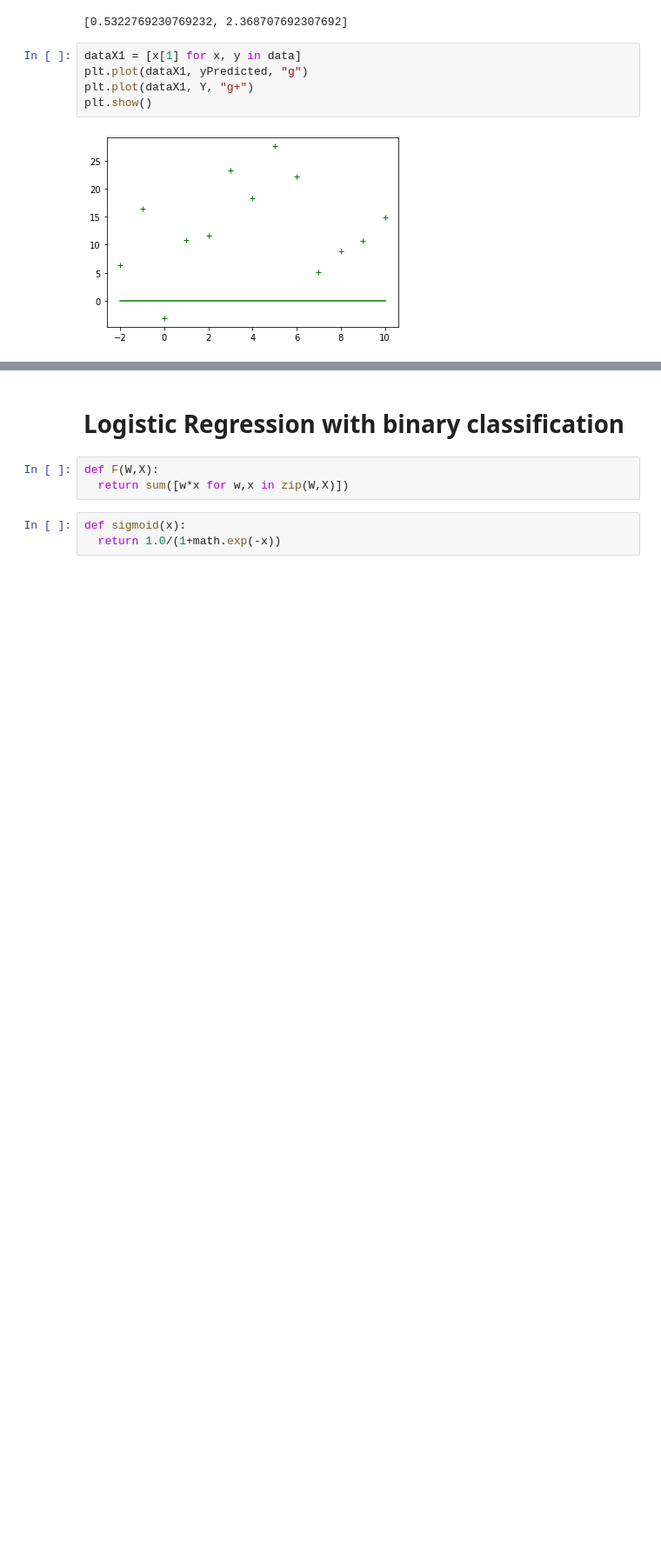
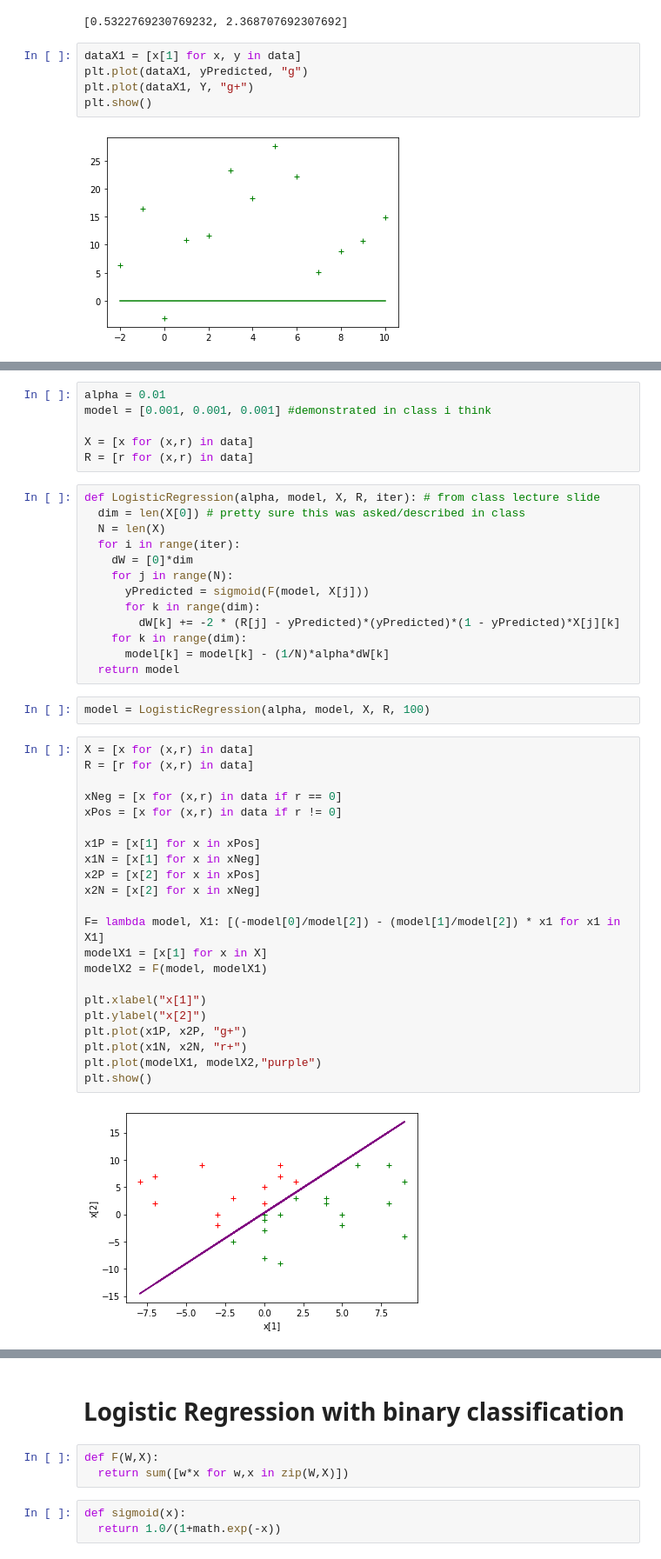
Before and after one commit to mattdo40/Colab, a Jupyter notebook: linear_and_logistic_regression.ipynb, the cells around one changed output, grey strips where cells are left out. Shown at 87% size. Drawn from its saved outputs; the diff is of its cells as text; blank space fills up the shorter version.

```diff
--- a/linear_and_logistic_regression.ipynb
+++ b/linear_and_logistic_regression.ipynb
@@ -169,0 +206,45 @@ plt.show()
+# %%
+alpha = 0.01
+model = [0.001, 0.001, 0.001] #demonstrated in class i think
+
+X = [x for (x,r) in data]
+R = [r for (x,r) in data]
+# %%
+def LogisticRegression(alpha, model, X, R, iter): # from class lecture slide
+  dim = len(X[0]) # pretty sure this was asked/described in class
+  N = len(X)
+  for i in range(iter):
+    dW = [0]*dim
+    for j in range(N):
+      yPredicted = sigmoid(F(model, X[j]))
+      for k in range(dim):
+        dW[k] += -2 * (R[j] - yPredicted)*(yPredicted)*(1 - yPredicted)*X[j][k]
+    for k in range(dim):
+      model[k] = model[k] - (1/N)*alpha*dW[k]
+  return model
+# %%
+model = LogisticRegression(alpha, model, X, R, 100)
+# %%
+X = [x for (x,r) in data]
+R = [r for (x,r) in data]
+
+xNeg = [x for (x,r) in data if r == 0]
+xPos = [x for (x,r) in data if r != 0]
+
+x1P = [x[1] for x in xPos]
+x1N = [x[1] for x in xNeg]
+x2P = [x[2] for x in xPos]
+x2N = [x[2] for x in xNeg]
+
+F= lambda model, X1: [(-model[0]/model[2]) - (model[1]/model[2]) * x1 for x1 in X1]
+modelX1 = [x[1] for x in X]
+modelX2 = F(model, modelX1)
+
+plt.xlabel("x[1]")
+plt.ylabel("x[2]")
+plt.plot(x1P, x2P, "g+")
+plt.plot(x1N, x2N, "r+")
+plt.plot(modelX1, modelX2,"purple")
+plt.show()
+# %% [output]
+[figure, added]
```
Also changed, not shown: parts of 27 cells of this notebook.
